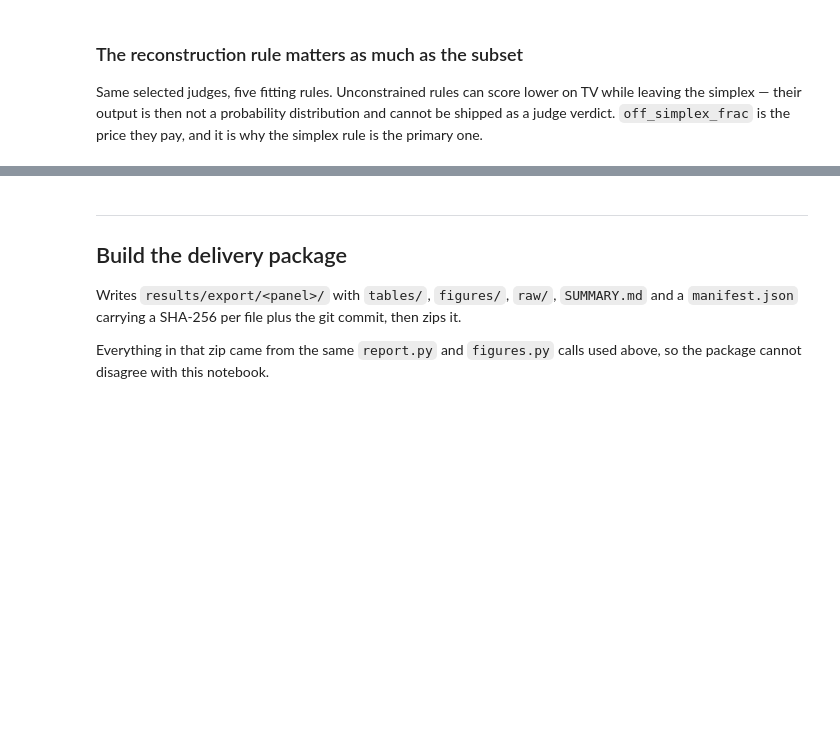
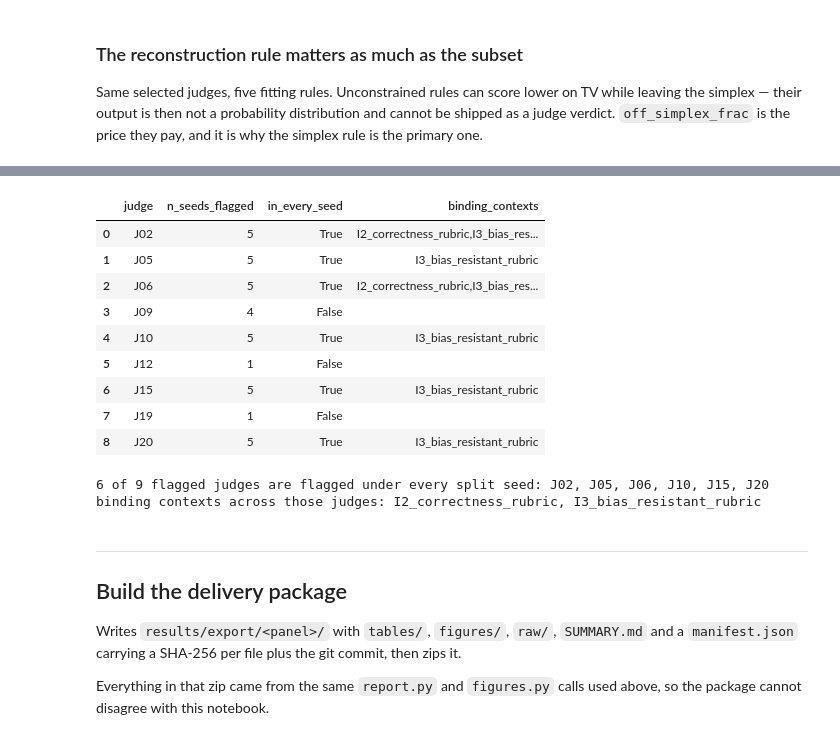
Before and after one commit to lucija-26/EPCRC, a Jupyter notebook: notebooks/04_results_package.ipynb, the cells around one changed output, grey strips where cells are left out. Saved outputs shown, nothing was run; the diff lists cells and outputs as text; code cells hidden in the pictures; blank space fills up the shorter version.

```diff
--- a/notebooks/04_results_package.ipynb
+++ b/notebooks/04_results_package.ipynb
@@ -453,3 +627,25 @@ display(F.fig_c3_reconstruction(PATHS["c3"]))
+# %%
+spec = R.c4_specialists(PATHS["c4"])
+display(spec)
+
+stable = spec[spec["in_every_seed"]]
+print(f"{len(stable)} of {len(spec)} flagged judges are flagged under every split seed: "
+      f"{', '.join(stable['judge']) if len(stable) else 'none'}")
+ctx = sorted({c for row in stable["binding_contexts"] for c in row.split(",") if c})
+print(f"binding contexts across those judges: {', '.join(ctx) if ctx else 'none'}")
+# %% [output]
+|  | judge | n_seeds_flagged | in_every_seed | binding_contexts |
+| 0 | J02 | 5 | True | I2_correctness_rubric,I3_bias_res... |
+| 1 | J05 | 5 | True | I3_bias_resistant_rubric |
+| 2 | J06 | 5 | True | I2_correctness_rubric,I3_bias_res... |
+| 3 | J09 | 4 | False |  |
+| 4 | J10 | 5 | True | I3_bias_resistant_rubric |
+| 5 | J12 | 1 | False |  |
+| 6 | J15 | 5 | True | I3_bias_resistant_rubric |
+| 7 | J19 | 1 | False |  |
+| 8 | J20 | 5 | True | I3_bias_resistant_rubric |
+6 of 9 flagged judges are flagged under every split seed: J02, J05, J06, J10, J15, J20
+binding contexts across those judges: I2_correctness_rubric, I3_bias_resistant_rubric
 # %% [markdown]
 ---
 
```
Also changed, not shown: parts of 23 cells of this notebook, 21 other files.
